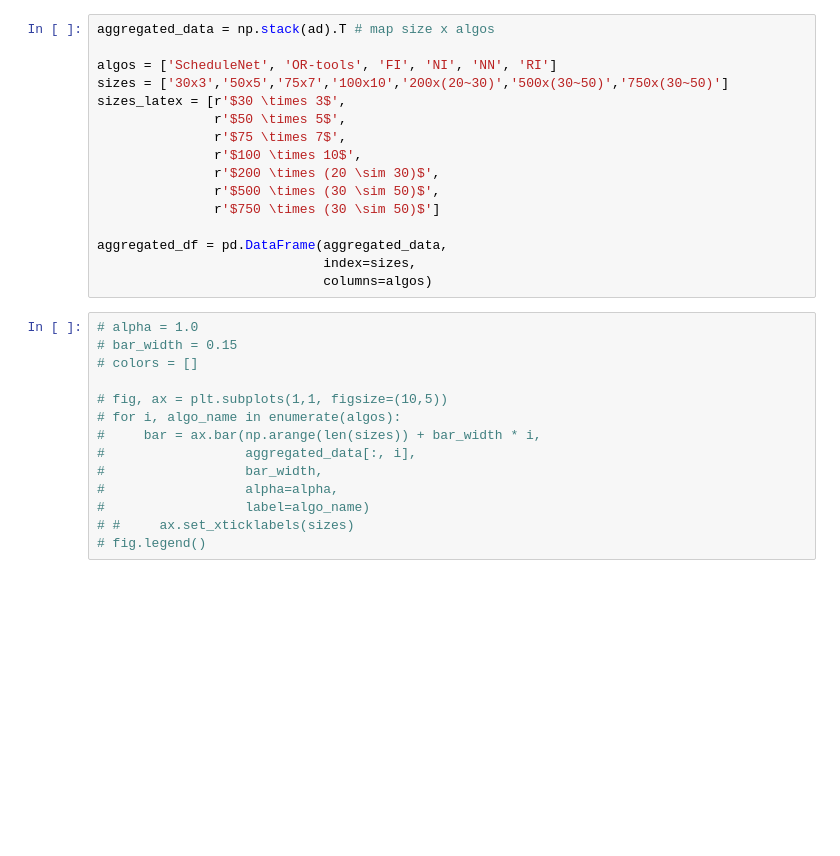
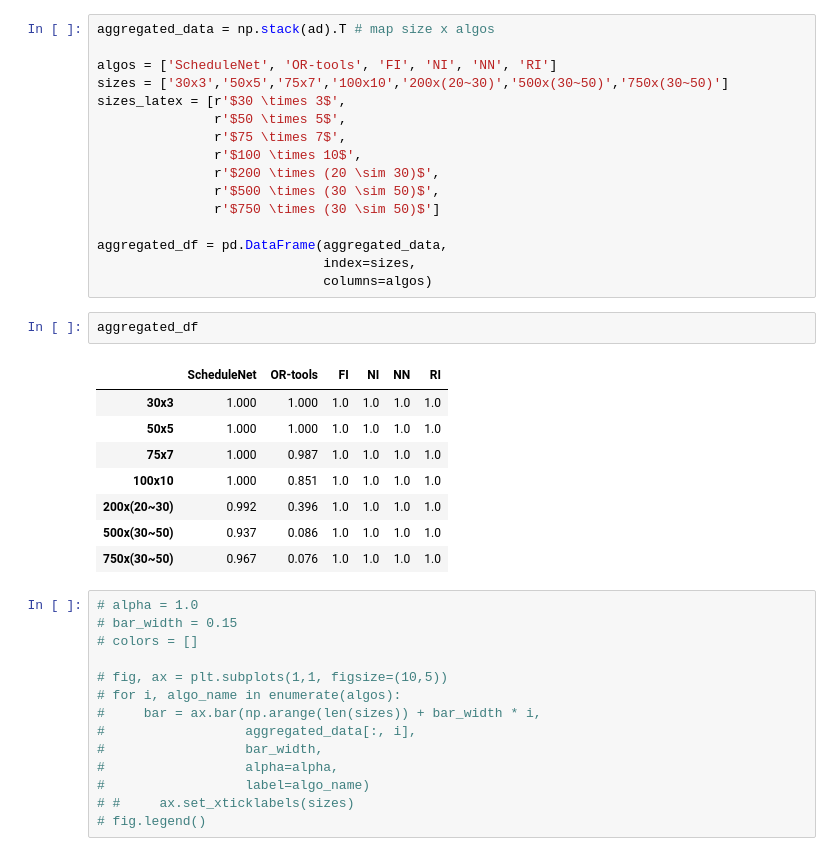
Before and after one commit to Junyoungpark/snet-analysis, a Jupyter notebook: mtps_uniform.ipynb, the cells around one changed output. Saved outputs shown, nothing was run; the diff lists cells and outputs as text; blank space fills up the shorter version.

```diff
--- a/mtps_uniform.ipynb
+++ b/mtps_uniform.ipynb
@@ -44,6 +44,17 @@ sizes_latex = [r'$30 \times 3$',
 aggregated_df = pd.DataFrame(aggregated_data,
                              index=sizes,
                              columns=algos)
+# %%
+aggregated_df
+# %% [output]
+|  | ScheduleNet | OR-tools | FI | NI | NN | RI |
+| 30x3 | 1.000 | 1.000 | 1.0 | 1.0 | 1.0 | 1.0 |
+| 50x5 | 1.000 | 1.000 | 1.0 | 1.0 | 1.0 | 1.0 |
+| 75x7 | 1.000 | 0.987 | 1.0 | 1.0 | 1.0 | 1.0 |
+| 100x10 | 1.000 | 0.851 | 1.0 | 1.0 | 1.0 | 1.0 |
+| 200x(20~30) | 0.992 | 0.396 | 1.0 | 1.0 | 1.0 | 1.0 |
+| 500x(30~50) | 0.937 | 0.086 | 1.0 | 1.0 | 1.0 | 1.0 |
+| 750x(30~50) | 0.967 | 0.076 | 1.0 | 1.0 | 1.0 | 1.0 |
 # %%
 # alpha = 1.0
 # bar_width = 0.15
```
Also changed, not shown: parts of 2 cells of this notebook, 3 other files.
